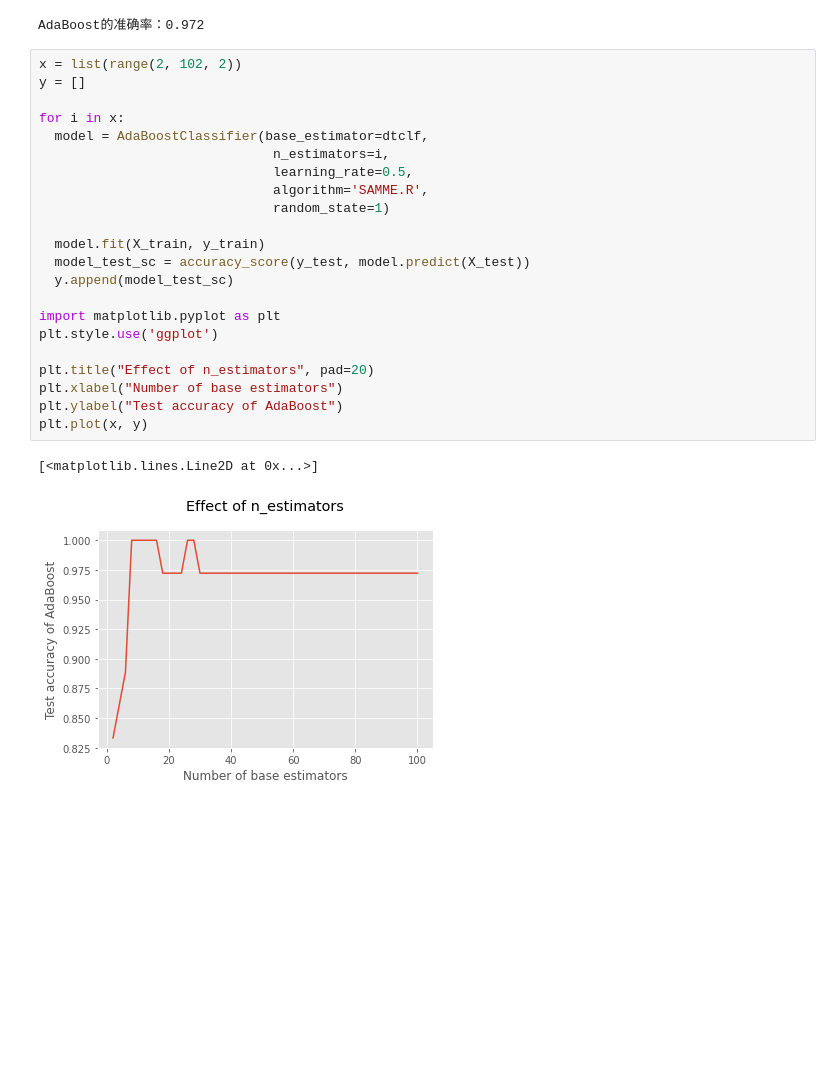
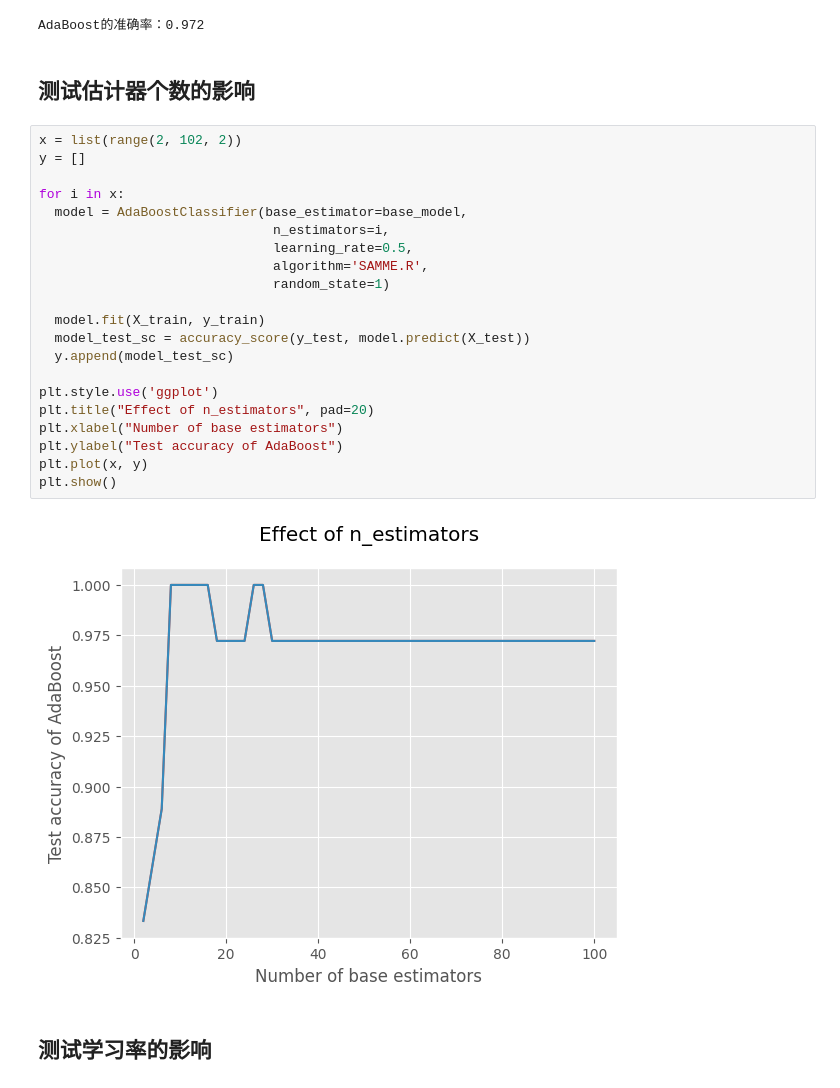
Before and after one commit to datawhalechina/machine-learning-toy-code, a Jupyter notebook: ml-with-sklearn/EnsembleLearning/AdaBoost.ipynb, the cells around one changed output. Cells and saved outputs as stored; diff of their text form; blank space fills up the shorter version.

```diff
--- a/ml-with-sklearn/EnsembleLearning/AdaBoost.ipynb
+++ b/ml-with-sklearn/EnsembleLearning/AdaBoost.ipynb
@@ -33,31 +35,33 @@ y_pred = model.predict(X_test)
 print(f"AdaBoost的准确率：{accuracy_score(y_test,y_pred):.3f}")
 # %% [output]
 AdaBoost的准确率：0.972
+# %% [markdown]
+## 测试估计器个数的影响
 # %%
 x = list(range(2, 102, 2))
 y = []
 
 for i in x:
-  model = AdaBoostClassifier(base_estimator=dtclf,
+  model = AdaBoostClassifier(base_estimator=base_model,
                               n_estimators=i,
                               learning_rate=0.5,
                               algorithm='SAMME.R',
                               random_state=1)
 
   model.fit(X_train, y_train)
   model_test_sc = accuracy_score(y_test, model.predict(X_test))
   y.append(model_test_sc)
 
-import matplotlib.pyplot as plt
 plt.style.use('ggplot')
-
 plt.title("Effect of n_estimators", pad=20)
 plt.xlabel("Number of base estimators")
 plt.ylabel("Test accuracy of AdaBoost")
 plt.plot(x, y)
+plt.show()
 # %% [output]
-[<matplotlib.lines.Line2D at 0x...>]
-[figure, old version]
+[figure, new version]
+# %% [markdown]
+## 测试学习率的影响
 # %%
 
 x = [0.1, 0.2, 0.3, 0.4, 0.5, 0.6, 0.7, 0.8, 0.9, 1]
```
Also changed, not shown: parts of 4 cells of this notebook.
